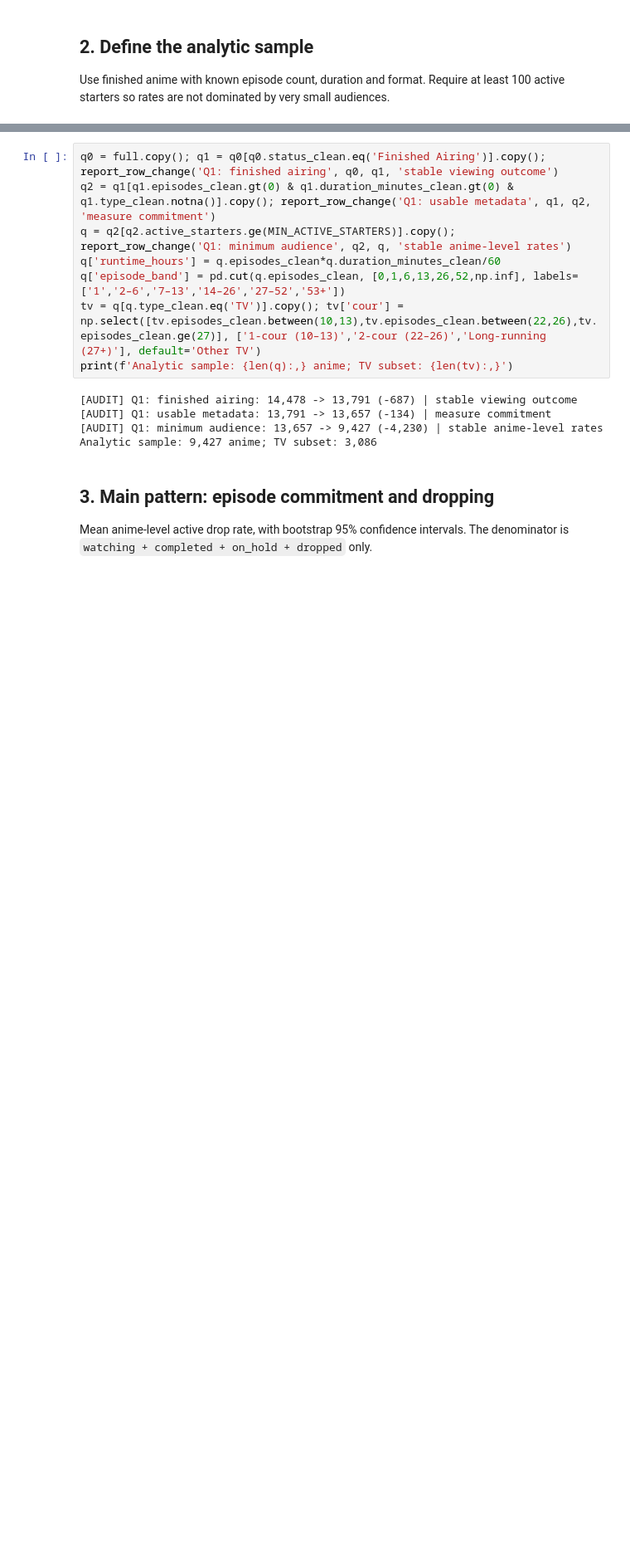
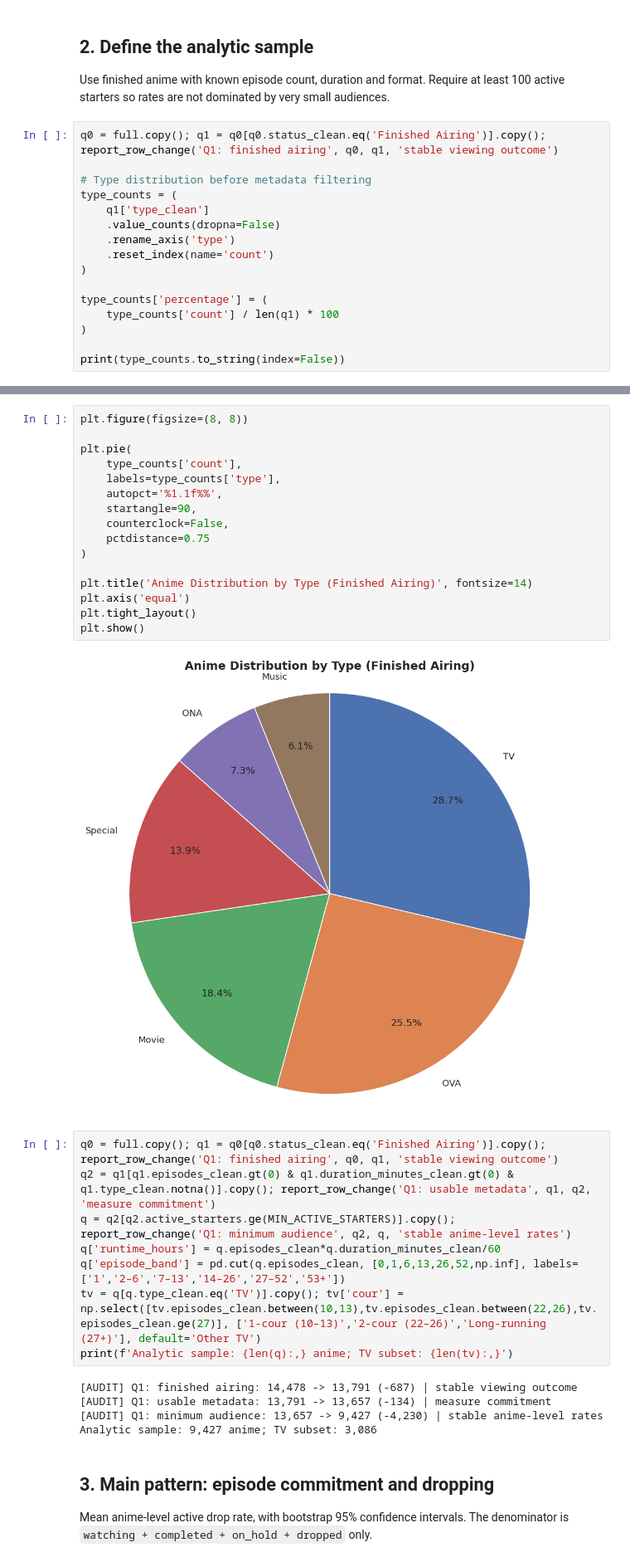
Before and after one commit to PhamPhuong72/Programming-For-DS, a Jupyter notebook: 24122024-ltkhdl-final-project.ipynb, the cells around one changed output, grey strips where cells are left out. Shown at 83% size. Saved outputs shown, nothing was run; the diff lists cells and outputs as text; blank space fills up the shorter version.

```diff
--- a/24122024-ltkhdl-final-project.ipynb
+++ b/24122024-ltkhdl-final-project.ipynb
@@ -127,3 +127,19 @@ ax.set(title='Plan to Watch is large—but not an eligible Q1 outcome', ylabel='
 ## 2. Define the analytic sample
 
 Use finished anime with known episode count, duration and format. Require at least 100 active starters so rates are not dominated by very small audiences.
+# %%
+q0 = full.copy(); q1 = q0[q0.status_clean.eq('Finished Airing')].copy(); report_row_change('Q1: finished airing', q0, q1, 'stable viewing outcome')
+
+# Type distribution before metadata filtering
+type_counts = (
+    q1['type_clean']
+    .value_counts(dropna=False)
+    .rename_axis('type')
+    .reset_index(name='count')
+)
+
+type_counts['percentage'] = (
+    type_counts['count'] / len(q1) * 100
+)
+
+print(type_counts.to_string(index=False))
@@ -130,3 +155,21 @@ Use finished anime with known episode count, duration and format. Require at lea
+# %%
+plt.figure(figsize=(8, 8))
+
+plt.pie(
+    type_counts['count'],
+    labels=type_counts['type'],
+    autopct='%1.1f%%',
+    startangle=90,
+    counterclock=False,
+    pctdistance=0.75
+)
+
+plt.title('Anime Distribution by Type (Finished Airing)', fontsize=14)
+plt.axis('equal')
+plt.tight_layout()
+plt.show()
+# %% [output]
+[figure, added]
 # %%
 q0 = full.copy(); q1 = q0[q0.status_clean.eq('Finished Airing')].copy(); report_row_change('Q1: finished airing', q0, q1, 'stable viewing outcome')
 q2 = q1[q1.episodes_clean.gt(0) & q1.duration_minutes_clean.gt(0) & q1.type_clean.notna()].copy(); report_row_change('Q1: usable metadata', q1, q2, 'measure commitment')
```
Also changed, not shown: parts of 16 cells of this notebook.
